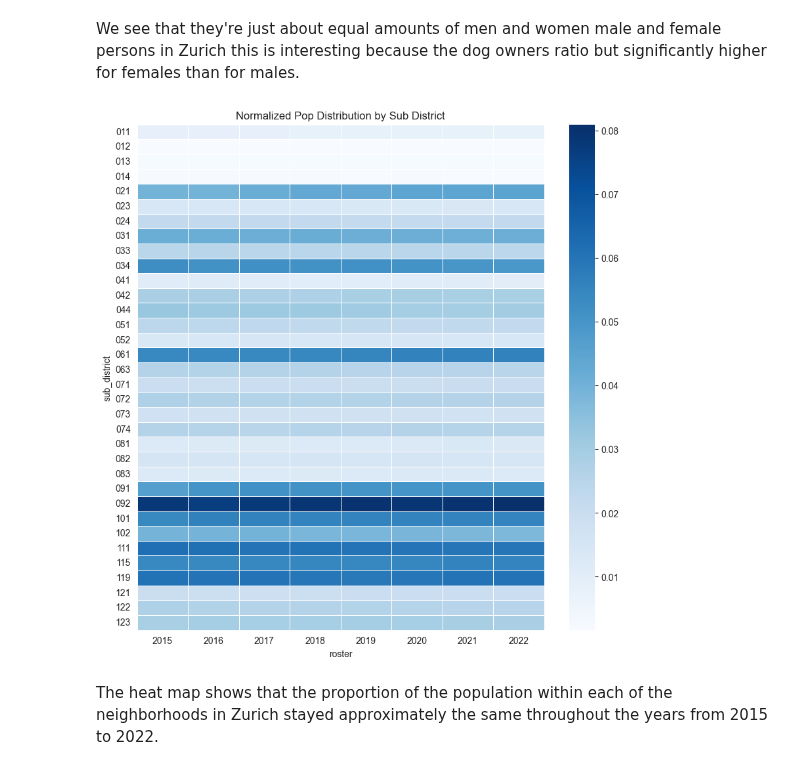
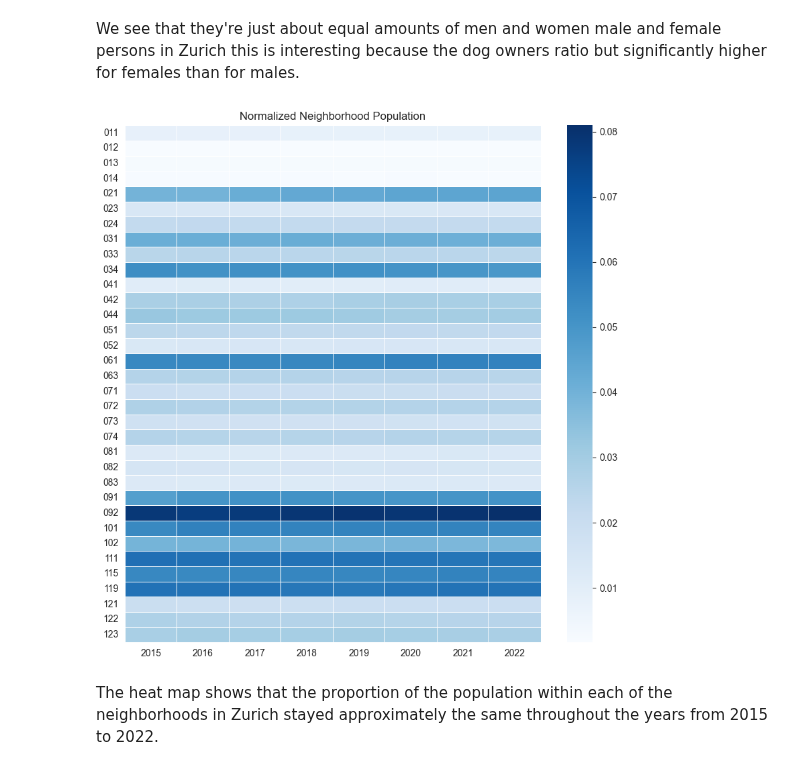
Before and after one commit to jonnross88/Springboard, a Jupyter notebook: u20_data_storytelling/zurich.ipynb, the cells around one changed output. Cells and saved outputs as stored; diff of their text form; code cells hidden in the pictures.

```diff
--- a/u20_data_storytelling/zurich.ipynb
+++ b/u20_data_storytelling/zurich.ipynb
@@ -802,0 +809,25 @@ dog_data.isna().sum().sum()
+# %%
+dog_data_columns_to_keep = [
+    "owner_id",
+    "is_male_owner",
+    "is_male_dog",
+    "age_group_10",
+    "dog_age",
+    "district",
+    "sub_district",
+    "neighborhood",
+    "roster",
+    "pet_count",
+    "mixed_type",
+    "is_pure_breed",
+    "breed_type",
+    "dog_color_en",
+    "breed_2_en",
+    "standard",
+    "age_group_10_missing",
+]
+
+filtered_dog_data = expanded_dog_data.query(
+    "roster < 2023")[dog_data_columns_to_keep]
+
+filtered_dog_data.sample().T
@@ -1414,7 +1512,7 @@ pop_data.loc[pop_data["roster"] >= 2015]
 post_2015_pop_data = pop_data.loc[pop_data["roster"] >= 2015].copy()
 
 # group by age group , roster, subdistrict, is_male and sum the population count
-pop_data_agg = (
+pop_gender_agg = (
     post_2015_pop_data.groupby(
         ["roster", "sub_district", "is_male", "age_group_10", "neighborhood"]
     )["pop_count"]
@@ -1422,7 +1520,7 @@ pop_data_agg = (
     .reset_index()
 )
 # quick sanity check to see if the sum is what we believe the population of Zurich is
-pop_data_agg.groupby("roster")["pop_count"].sum()
+pop_gender_agg.groupby("roster")["pop_count"].sum()
 # %% [output]
 roster
 2015    410404
@@ -1436,10 +1534,10 @@ roster
 Name: pop_count, dtype: int64
 # %%
 # Get the unique age groups from the dog data
-dog_age_groups = dog_data.age_group_10.unique()
+dog_age_groups = filtered_dog_data.age_group_10.unique()
 
 # Filter the population data to only include these age groups
-pop_data_filtered = pop_data_agg[pop_data_agg.age_group_10.isin(
+pop_data_filtered = pop_gender_agg[pop_gender_agg.age_group_10.isin(
     dog_age_groups)]
 pop_data_filtered.sample(5)
 # %% [output]
@@ -1475,34 +1574,32 @@ pop_data_agg_normalized.round(3)
 We see that they're just about equal amounts of men and women male and female persons in Zurich this is interesting because the dog owners ratio but significantly higher for females than for males.
 # %%
 # Do a sum per roster and per neighborhood and display graphically
-pop_data_sub_district_agg = (
+pop_by_neighborhood = (
     pop_data_filtered.groupby(["roster", "sub_district"])[
         "pop_count"].sum().unstack()
 )
-pop_data_sub_district_normalized = pop_data_sub_district_agg.div(
-    pop_data_sub_district_agg.sum(axis=1), axis=0
+pop_data_sub_district_normalized = pop_by_neighborhood.div(
+    pop_by_neighborhood.sum(axis=1), axis=0
 )
 plt.figure(figsize=(10, 10))
 # Create the heatmap
 pop_heatmap = sns.heatmap(
     pop_data_sub_district_normalized.T,
     cmap="Blues",
-    xticklabels=True,
-    yticklabels=True,
     cbar=True,
     linewidths=0.5,
     linecolor="white",
-)
+).set(xlabel="", ylabel="")
 
 # Rotate the x-axis labels
 plt.xticks(rotation=0)
 # Rotate the y-axis labels
 plt.yticks(rotation=0)
-plt.title("Normalized Pop Distribution by Sub District")
+plt.title("Normalized Neighborhood Population")
 
 plt.show()
 # %% [output]
-[figure, old version]
+[figure, new version]
 # %% [markdown]
 The heat map shows that the proportion of the population within each of the neighborhoods in Zurich stayed approximately the same throughout the years from 2015 to 2022.
 # %%
```
Also changed, not shown: parts of 99 cells of this notebook, 2 other files.
